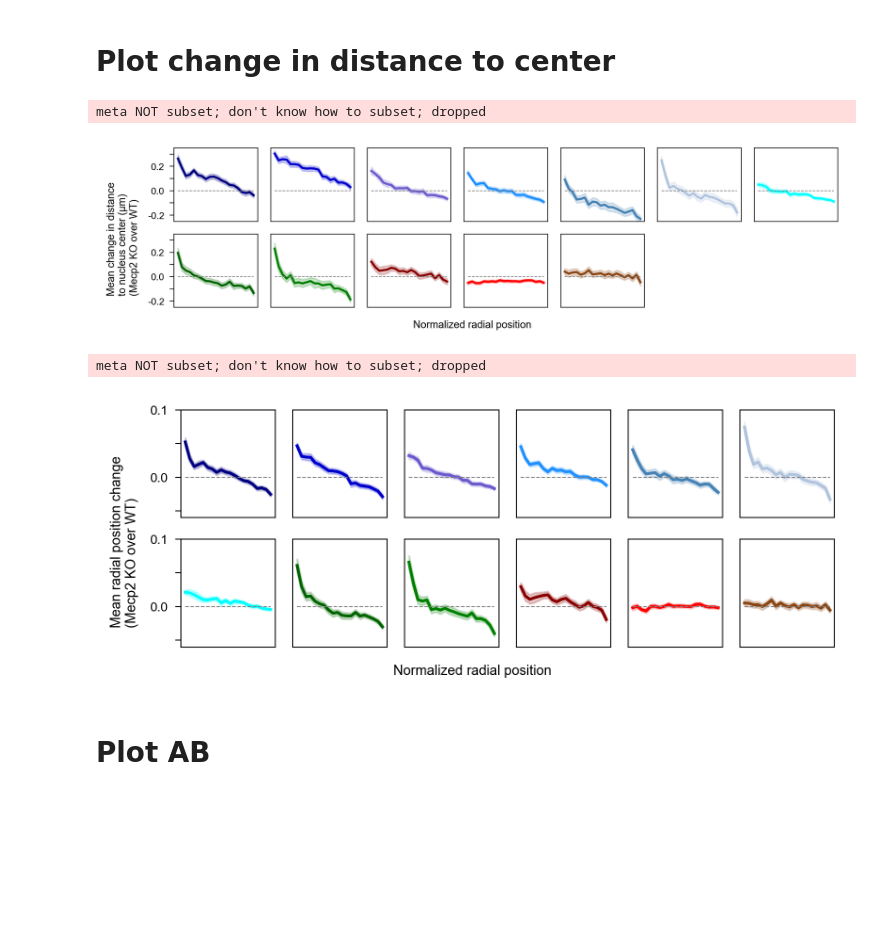
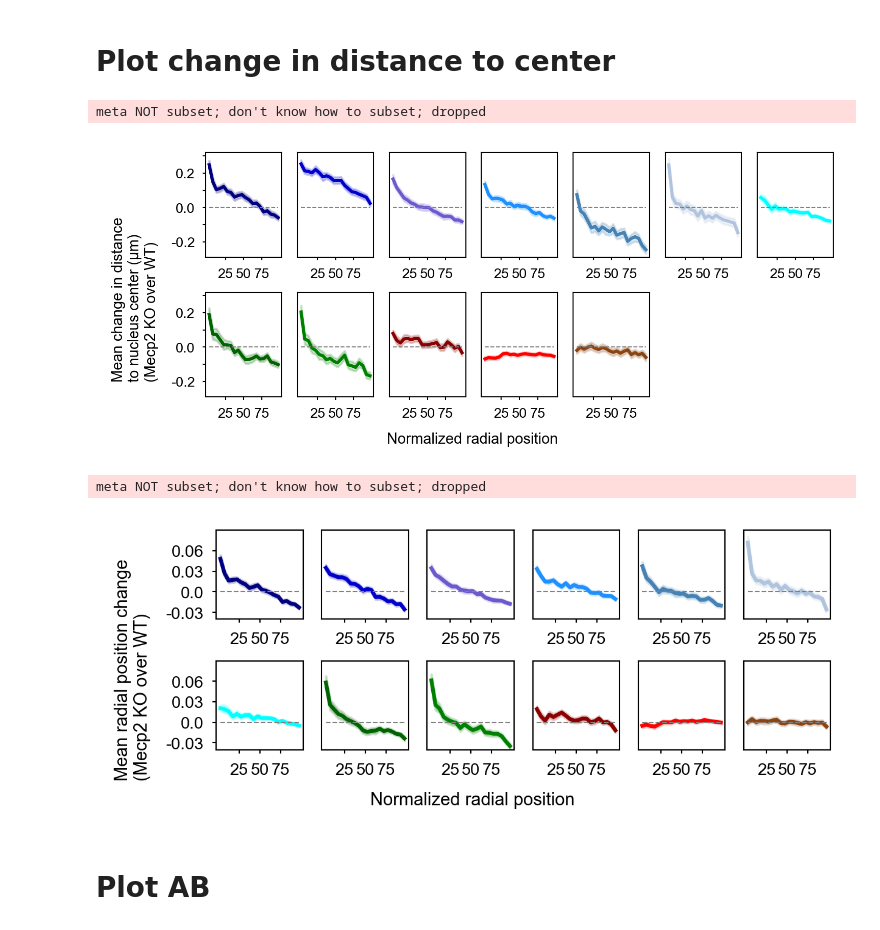
Before and after one commit to ZhuangLab/Chromatin_Analysis_MOp, a Jupyter notebook: Mecp2/DNA_MERFISH_analysis/radial_position/Step_2_plot_radial_position_change.ipynb, the cells around one changed output. Saved outputs shown, nothing was run; the diff lists cells and outputs as text; code cells hidden in the pictures; blank space fills up the shorter version.

```diff
--- a/Mecp2/DNA_MERFISH_analysis/radial_position/Step_2_plot_radial_position_change.ipynb
+++ b/Mecp2/DNA_MERFISH_analysis/radial_position/Step_2_plot_radial_position_change.ipynb
@@ -107,45 +107,45 @@ color_map = {'L2/3 IT':'navy', 'L4/5 IT':'mediumblue', 'L5 IT':'slateblue', 'L6
             'Astro':'darkred', 'Oligo':'red', 'Endo-PVM':'saddlebrown'}
 # %%
 # This figure is related to Fig. 6C on the effect of Mecp2 deletion on the loci's distance to nucleus center
-fig = plt.figure(figsize=(7.0,1.8), dpi=300)
+fig = plt.figure(figsize=(4.8,2), dpi=300)
 
 for i, subcls in enumerate(sel_subclasses):
     ax = fig.add_subplot(2,7,i+1)
 
     df_plot = df_analysis[df_analysis['subclass']==subcls].copy()
     color = color_map[subcls]
 
     sns.lineplot(data=df_plot, x='RP_interval', y='center_dist_change_KOoverWT', ax=ax, color=color)
     ax.set_ylabel(None)
     ax.set_xlabel(None)
     ax.set_xlim(-1, 20)
-    ax.set_ylim(-0.25, 0.35)
+    ax.set_ylim(-0.29, 0.32)
     ax.plot([0,19],[0,0], color='gray', linewidth=0.5, linestyle='--')
 
     if i==0 or i==7:
         ax.set_yticks([-0.2,-0.1,0.0,0.1,0.2,0.3],[-0.2,'',0.0,'',0.2,''], fontsize=6.5)
     else:
         ax.set_yticks([])
 
-    ax.set_xticks([])
+    ax.set_xticks([4.5,9.5,14.5],[25,50,75], fontsize=6.5)
+    ax.tick_params(axis='both', length=1.5)
 
-    #ax.text(6, 0.2, subcls, fontsize=7)
 
 fig.supxlabel('Normalized radial position', fontsize=7)
 fig.supylabel('Mean change in distance\nto nucleus center (µm)\n(Mecp2 KO over WT)', fontsize=7)
 
-figure_name = os.path.join(figure_folder, 'change in distance to center.pdf')
+figure_name = 'change in distance to center.pdf'
 plt.savefig(figure_name)
 
 plt.show()
 # %% [output]
 meta NOT subset; don't know how to subset; dropped
-[figure, old version]
+[figure, new version]
 # %%
 # This figure is related to fig. S18B on the effect of Mecp2 deletion on the loci's normalized radial positions
 df_analysis['RP_change'] = df_analysis['KO_norm_RP'] - df_analysis['WT_norm_RP']
 
-fig = plt.figure(figsize=(5.2,2), dpi=300)
+fig = plt.figure(figsize=(4,1.6), dpi=300)
 
 for i, subcls in enumerate(sel_subclasses):
     ax = fig.add_subplot(2,6,i+1)
@@ -157,28 +157,29 @@ for i, subcls in enumerate(sel_subclasses):
     ax.set_ylabel(None)
     ax.set_xlabel(None)
     ax.set_xlim(-1, 20)
-    ax.set_ylim(-0.06, 0.10)
+    ax.set_ylim(-0.04, 0.09)
     ax.plot([0,19],[0,0], color='gray', linewidth=0.5, linestyle='--')
 
     if i==0 or i==6:
-        ax.set_yticks([-0.05, 0.0,0.05,0.1],['',0.0,'',0.1], fontsize=6.5)
+        ax.set_yticks([-0.03, 0.0,0.03,0.06],[-0.03,0.0,0.03,0.06], fontsize=6.5)
     else:
         ax.set_yticks([])
 
     ax.set_xticks([])
 
-    #ax.text(6, 0.05, subcls, fontsize=8)
+    ax.set_xticks([4.5,9.5,14.5],[25,50,75], fontsize=6.5)
+    ax.tick_params(axis='both', length=1.5)
 
 fig.supxlabel('Normalized radial position', fontsize=7)
 fig.supylabel('Mean radial position change\n(Mecp2 KO over WT)', fontsize=7)
 
-figure_name = os.path.join(figure_folder, 'change in norm rp.pdf')
+figure_name = 'change in norm rp.pdf'
 plt.savefig(figure_name)
 
 plt.show()
 # %% [output]
 meta NOT subset; don't know how to subset; dropped
-[figure, old version]
+[figure, new version]
 # %% [markdown]
 # Plot AB
 # %%
```
Also changed, not shown: parts of 5 cells of this notebook, 23 other files.
